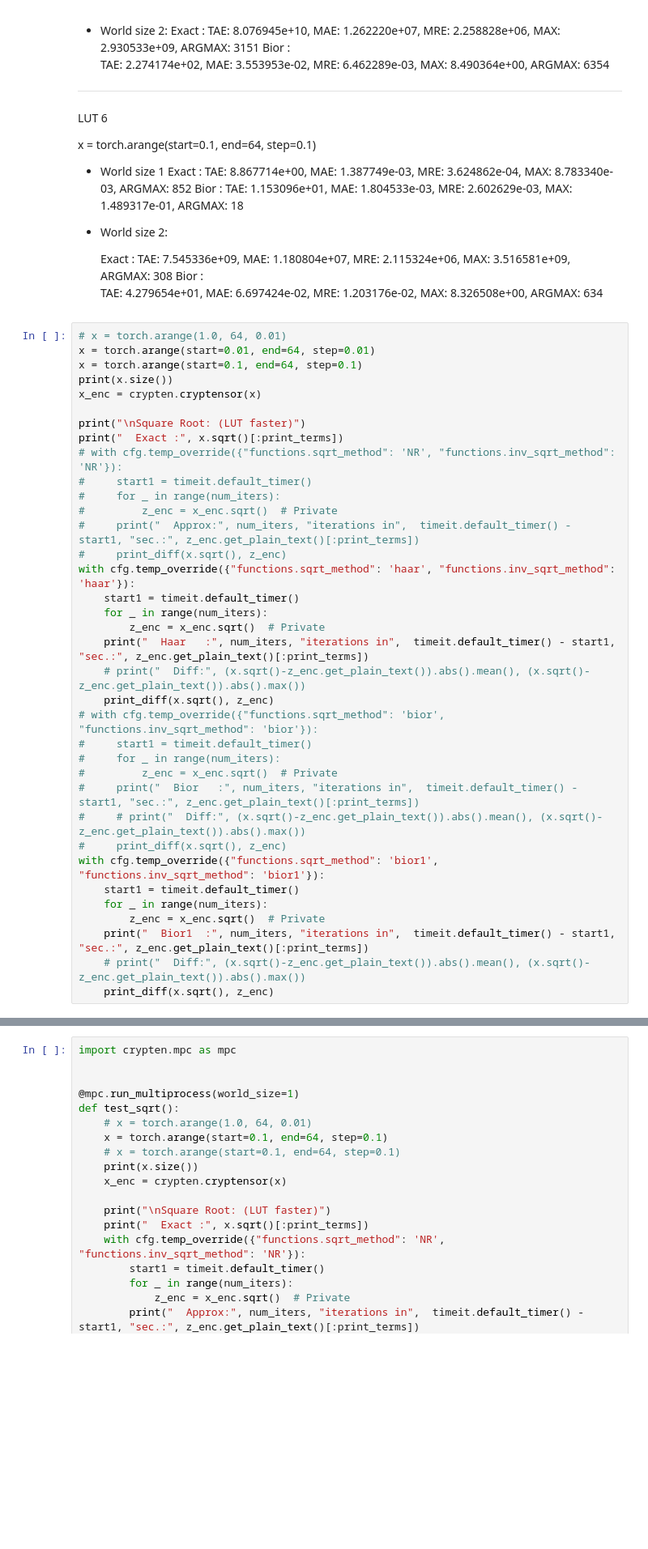
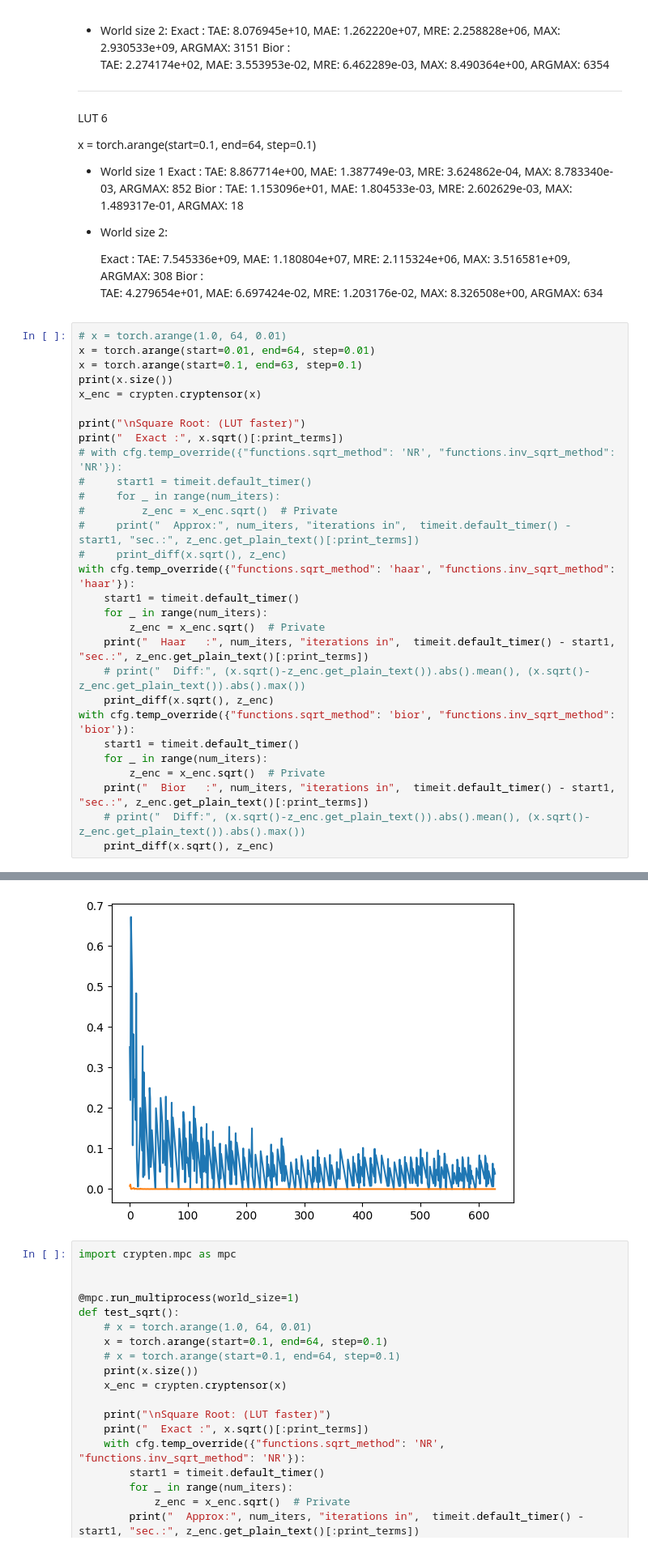
Before and after one commit to jimouris/curl, a Jupyter notebook: tutorials/Tutorial_0_Function_Approximations.ipynb, the cells around one changed output, grey strips where cells are left out. Shown at 81% size. Cells and saved outputs as stored; diff of their text form; blank space fills up the shorter version.

```diff
--- a/tutorials/Tutorial_0_Function_Approximations.ipynb
+++ b/tutorials/Tutorial_0_Function_Approximations.ipynb
@@ -543,7 +572,7 @@ TAE: 4.279654e+01, MAE: 6.697424e-02, MRE: 1.203176e-02, MAX: 8.326508e+00, ARGM
 # %%
 # x = torch.arange(1.0, 64, 0.01)
 x = torch.arange(start=0.01, end=64, step=0.01)
-x = torch.arange(start=0.1, end=64, step=0.1)
+x = torch.arange(start=0.1, end=63, step=0.1)
 print(x.size())
 x_enc = crypten.cryptensor(x)
 
@@ -562,17 +591,11 @@ with cfg.temp_override({"functions.sqrt_method": 'haar', "functions.inv_sqrt_met
     print("  Haar   :", num_iters, "iterations in",  timeit.default_timer() - start1, "sec.:", z_enc.get_plain_text()[:print_terms])
     # print("  Diff:", (x.sqrt()-z_enc.get_plain_text()).abs().mean(), (x.sqrt()-z_enc.get_plain_text()).abs().max())
     print_diff(x.sqrt(), z_enc)
-# with cfg.temp_override({"functions.sqrt_method": 'bior', "functions.inv_sqrt_method": 'bior'}):
-#     start1 = timeit.default_timer()
-#     for _ in range(num_iters):
-#         z_enc = x_enc.sqrt()  # Private
-#     print("  Bior   :", num_iters, "iterations in",  timeit.default_timer() - start1, "sec.:", z_enc.get_plain_text()[:print_terms])
-#     # print("  Diff:", (x.sqrt()-z_enc.get_plain_text()).abs().mean(), (x.sqrt()-z_enc.get_plain_text()).abs().max())
-#     print_diff(x.sqrt(), z_enc)
-with cfg.temp_override({"functions.sqrt_method": 'bior1', "functions.inv_sqrt_method": 'bior1'}):
+with cfg.temp_override({"functions.sqrt_method": 'bior', "functions.inv_sqrt_method": 'bior'}):
     start1 = timeit.default_timer()
     for _ in range(num_iters):
         z_enc = x_enc.sqrt()  # Private
-    print("  Bior1  :", num_iters, "iterations in",  timeit.default_timer() - start1, "sec.:", z_enc.get_plain_text()[:print_terms])
+    print("  Bior   :", num_iters, "iterations in",  timeit.default_timer() - start1, "sec.:", z_enc.get_plain_text()[:print_terms])
     # print("  Diff:", (x.sqrt()-z_enc.get_plain_text()).abs().mean(), (x.sqrt()-z_enc.get_plain_text()).abs().max())
     print_diff(x.sqrt(), z_enc)
+# %% [output]
@@ -579,3 +610,4 @@ with cfg.temp_override({"functions.sqrt_method": 'bior1', "functions.inv_sqrt_me
+[figure, added]
 # %%
 import crypten.mpc as mpc
 
```
Also changed, not shown: parts of 9 cells of this notebook, 3 other files.
